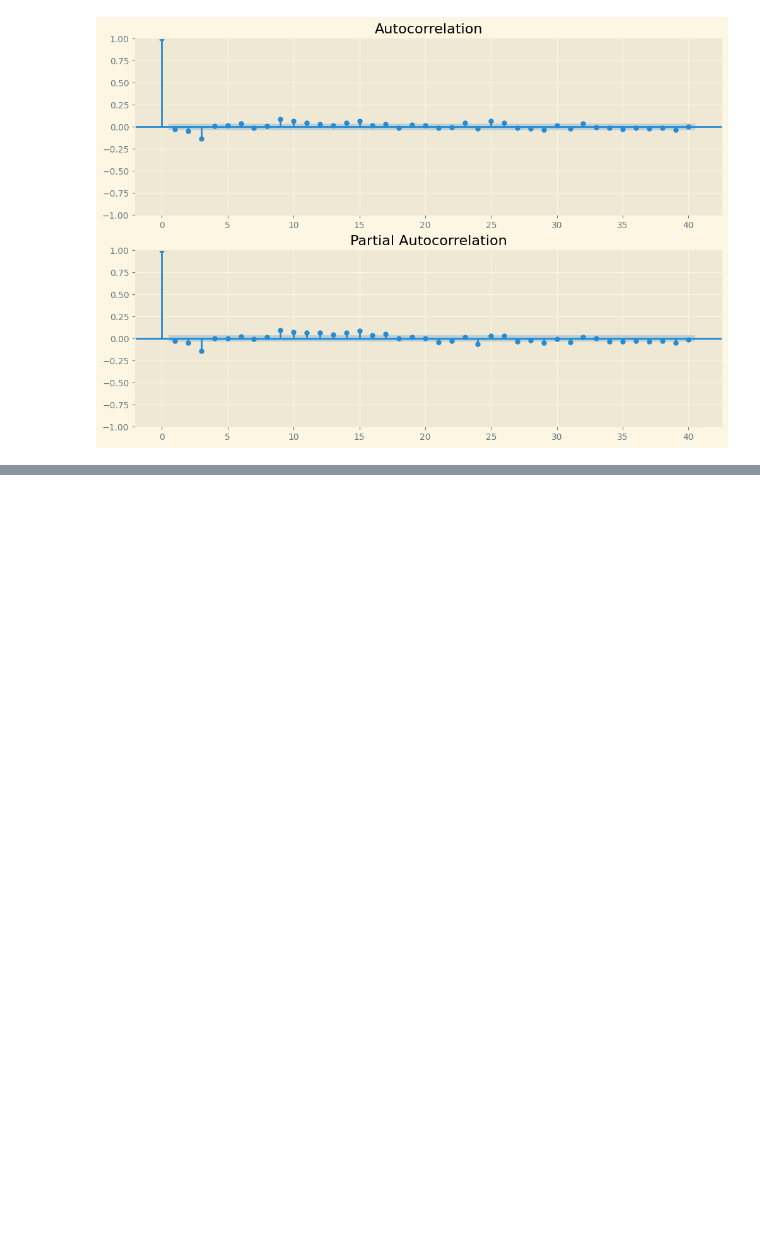
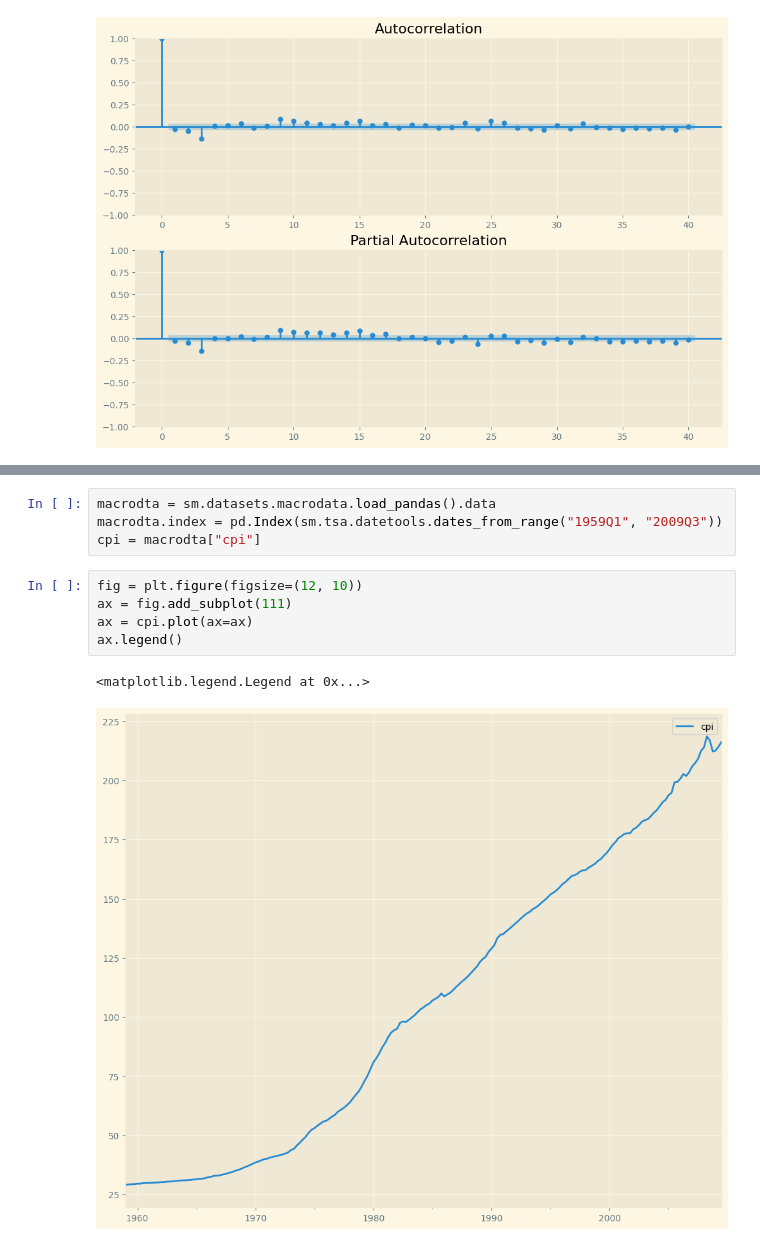
Before and after one commit to BlackBox-Ops/DS-Time-Series-Sunspot, a Jupyter notebook: notebooks/02_statistical_analyst.ipynb, the cells around one changed output, grey strips where cells are left out. Cells and saved outputs as stored; diff of their text form; blank space fills up the shorter version.

Commit message:
menambahkan code untuk forecasting terhadap data prediksi

```diff
--- a/notebooks/02_statistical_analyst.ipynb
+++ b/notebooks/02_statistical_analyst.ipynb
@@ -170,0 +262,12 @@ fig = sm.graphics.tsa.plot_pacf(resid, lags=40, ax=ax2)
+# %%
+macrodta = sm.datasets.macrodata.load_pandas().data
+macrodta.index = pd.Index(sm.tsa.datetools.dates_from_range("1959Q1", "2009Q3"))
+cpi = macrodta["cpi"]
+# %%
+fig = plt.figure(figsize=(12, 10))
+ax = fig.add_subplot(111)
+ax = cpi.plot(ax=ax)
+ax.legend()
+# %% [output]
+<matplotlib.legend.Legend at 0x...>
+[figure, added]
```
Also changed, not shown: parts of 17 cells of this notebook.
